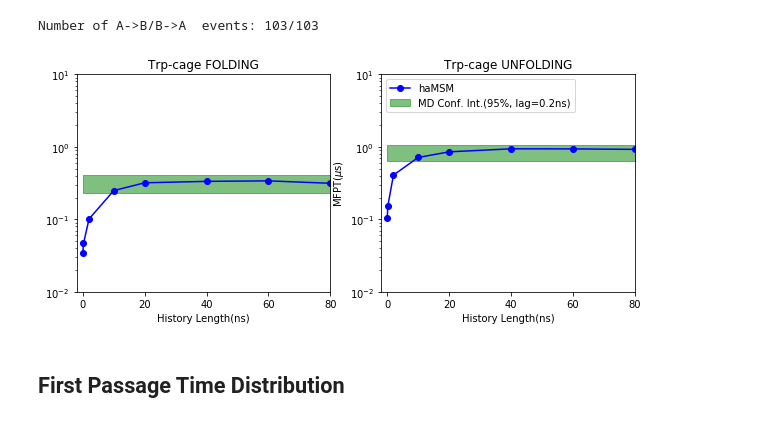
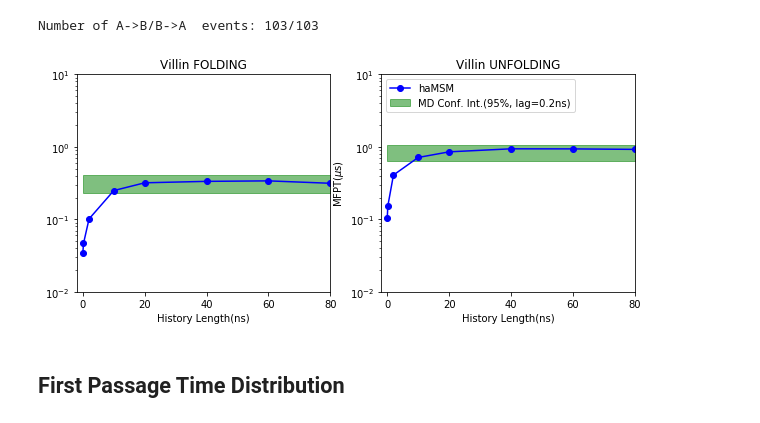
Before and after one commit to choderalab/msm-mfpt, a Jupyter notebook: models2/Villin_mfpts_corrfunc_FS_cut_0_8.ipynb, the cells around one changed output. Saved outputs shown, nothing was run; the diff lists cells and outputs as text; code cells hidden in the pictures.

```diff
--- a/models2/Villin_mfpts_corrfunc_FS_cut_0_8.ipynb
+++ b/models2/Villin_mfpts_corrfunc_FS_cut_0_8.ipynb
@@ -288,7 +288,7 @@ ax1.plot(lag_to_use_ns, [empirical_mfptsAB[0] for i in lag_to_use_ns], "--", col
 #ax1.plot(lag_to_use_ns, lag_to_use_ns/nm_model.popA/1000, c='purple')
 ax1.set_xscale("log")
 ax1.set_yscale("log")
-ax1.set_title("Trp-cage FOLDING")
+ax1.set_title("Villin FOLDING")
 ax1.set_xlabel("Lag-time(ns)")
 ax1.set_ylabel("MFPT($\mu$s)")
 ax1.set_xlim(0,210)
@@ -308,7 +308,7 @@ ax2.plot(lag_to_use_ns, msm_mfptBA, "-o",color='k', label="MSM")
 
 ax2.set_xscale("log")
 ax2.set_yscale("log")
-ax2.set_title("Trp-cage UNFOLDING")
+ax2.set_title("Villin UNFOLDING")
 ax2.set_xlabel("Lag-time(ns)")
 ax2.set_xlim(0,210)
 plt.legend(loc='lower right')
@@ -354,36 +354,36 @@ err_maxAB = [emp_mfptAB + 2*emp_std_err_mfptAB for _ in history]
 err_minAB = [emp_mfptAB - 2*emp_std_err_mfptAB for _ in history]
 err_maxBA = [emp_mfptBA + 2*emp_std_err_mfptBA for _ in history]
 err_minBA = [emp_mfptBA - 2*emp_std_err_mfptBA for _ in history]
 
 
 
 ax1 = fig.add_subplot(121, sharey=ax1)
 ax1.fill_between(history*0.2, err_minBA, err_maxBA,
                  alpha=alpha, color="green", label="Conf. Int.(95%)" )
 ax1.plot(history*0.2, mpc_mfptsBA, "-o", label="Markov+Color", color='b')
 ax1.set_yscale("log")
-ax1.set_title("Trp-cage FOLDING")
+ax1.set_title("Villin FOLDING")
 ax1.set_xlabel("History Length(ns)")
 #ax1.legend(loc='upper left')
 ax1.set_xlim(-2,80)
 ax1.set_ylim(0.01,10)
 
 
 ax2 = fig.add_subplot(122)
 ax2.fill_between(history*0.2, err_minAB, err_maxAB,
                  alpha=alpha, color="green", label="MD Conf. Int.(95%, lag=0.2ns)" )
 ax2.plot(history*0.2, mpc_mfptsAB, "-o", label="haMSM", color='b')
 ax2.set_yscale("log")
-ax2.set_title("Trp-cage UNFOLDING")
+ax2.set_title("Villin UNFOLDING")
 ax2.set_xlabel("History Length(ns)")
 ax2.set_ylabel("MFPT($\mu$s)")
 ax2.legend(loc='upper left')
 ax2.set_xlim(-2,80)
 ax2.set_ylim(0.01,10)
 
 plt.show()
 # %% [output]
-[figure, old version]
+[figure, new version]
 # %% [markdown]
 ## First Passage Time Distribution
 # %%
```
Also changed, not shown: parts of 3 cells of this notebook.
